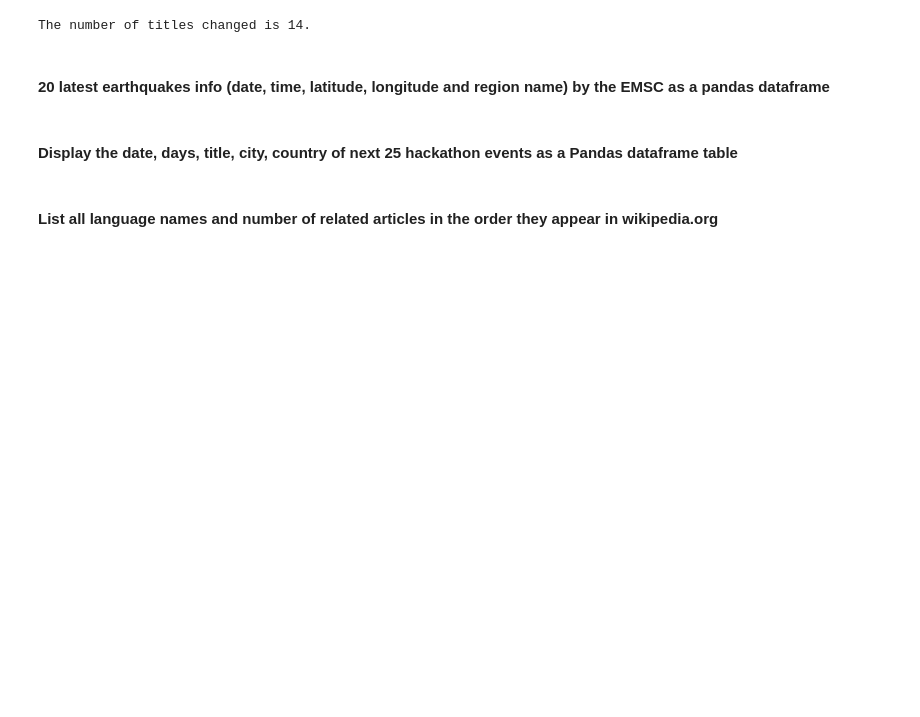
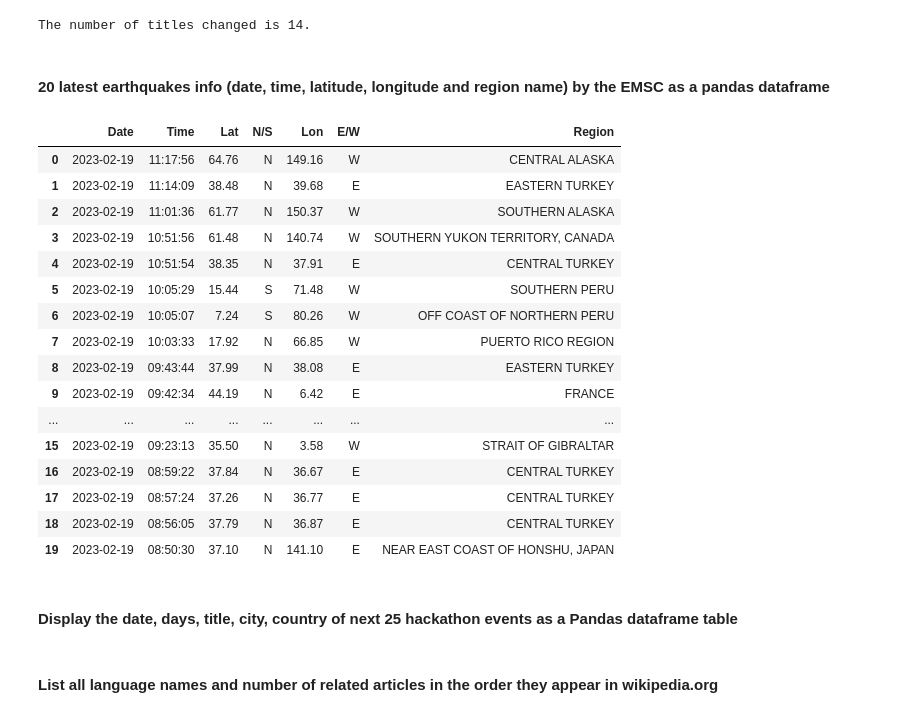
Before and after one commit to Ironhack-data-bcn-january-2023/lab-web-scraping, a Jupyter notebook: your-code/main.ipynb, the cells around one changed output. Saved outputs shown, nothing was run; the diff lists cells and outputs as text; code cells hidden in the pictures; blank space fills up the shorter version.

```diff
--- a/your-code/main.ipynb
+++ b/your-code/main.ipynb
@@ -251,7 +251,43 @@ The number of titles changed is 14.
 url_6 = 'https://www.emsc-csem.org/Earthquake/'
 # %%
 #your code
-html_6 =
+html_6 = requests.get(url_6)
+soup_6 = BeautifulSoup(html_6.content, 'html.parser')
+# %%
+date_time = soup_6.find_all('td', attrs={'class':'tabev6'})
+lat_lon = soup_6.find_all('td', attrs={'class':'tabev1'})
+n_s_e_w = soup_6.find_all('td', attrs={'class':'tabev2'})
+region_soup = soup_6.find_all('td', attrs={'class':'tb_region'})
+# %%
+date = [date.getText()[10:20] for date in date_time][:20]
+time = [time.getText()[23:31] for time in date_time][:20]
+region = [r.getText()[1:] for r in region_soup][:20]
+lat = [lat_lon[i].getText() for i in range(0, len(lat_lon), 2)][:20]
+lon = [lat_lon[i].getText() for i in range(1, len(lat_lon), 2)][:20]
+n_s = [n_s_e_w[i].getText() for i in range(0, len(lat_lon), 3)][:20]
+e_w = [n_s_e_w[i].getText() for i in range(1, len(lat_lon), 3)][:20]
+# %%
+import pandas as pd
+df = pd.DataFrame({'Date': pd.Series(date), 'Time': pd.Series(time), 'Lat': pd.Series(lat), 'N/S': pd.Series(n_s), 'Lon': pd.Series(lon), 'E/W': pd.Series(e_w), 'Region': pd.Series(region)})
+df
+# %% [output]
+|  | Date | Time | Lat | N/S | Lon | E/W | Region |
+| 0 | 2023-02-19 | 11:17:56 | 64.76 | N | 149.16 | W | CENTRAL ALASKA |
+| 1 | 2023-02-19 | 11:14:09 | 38.48 | N | 39.68 | E | EASTERN TURKEY |
+| 2 | 2023-02-19 | 11:01:36 | 61.77 | N | 150.37 | W | SOUTHERN ALASKA |
+| 3 | 2023-02-19 | 10:51:56 | 61.48 | N | 140.74 | W | SOUTHERN YUKON TERRITORY, CANADA |
+| 4 | 2023-02-19 | 10:51:54 | 38.35 | N | 37.91 | E | CENTRAL TURKEY |
+| 5 | 2023-02-19 | 10:05:29 | 15.44 | S | 71.48 | W | SOUTHERN PERU |
+| 6 | 2023-02-19 | 10:05:07 | 7.24 | S | 80.26 | W | OFF COAST OF NORTHERN PERU |
+| 7 | 2023-02-19 | 10:03:33 | 17.92 | N | 66.85 | W | PUERTO RICO REGION |
+| 8 | 2023-02-19 | 09:43:44 | 37.99 | N | 38.08 | E | EASTERN TURKEY |
+| 9 | 2023-02-19 | 09:42:34 | 44.19 | N | 6.42 | E | FRANCE |
+| ... | ... | ... | ... | ... | ... | ... | ... |
+| 15 | 2023-02-19 | 09:23:13 | 35.50 | N | 3.58 | W | STRAIT OF GIBRALTAR |
+| 16 | 2023-02-19 | 08:59:22 | 37.84 | N | 36.67 | E | CENTRAL TURKEY |
+| 17 | 2023-02-19 | 08:57:24 | 37.26 | N | 36.77 | E | CENTRAL TURKEY |
+| 18 | 2023-02-19 | 08:56:05 | 37.79 | N | 36.87 | E | CENTRAL TURKEY |
+| 19 | 2023-02-19 | 08:50:30 | 37.10 | N | 141.10 | E | NEAR EAST COAST OF HONSHU, JAPAN |
 # %% [markdown]
 #### Display the date, days, title, city, country of next 25 hackathon events as a Pandas dataframe table
 # %%
```
